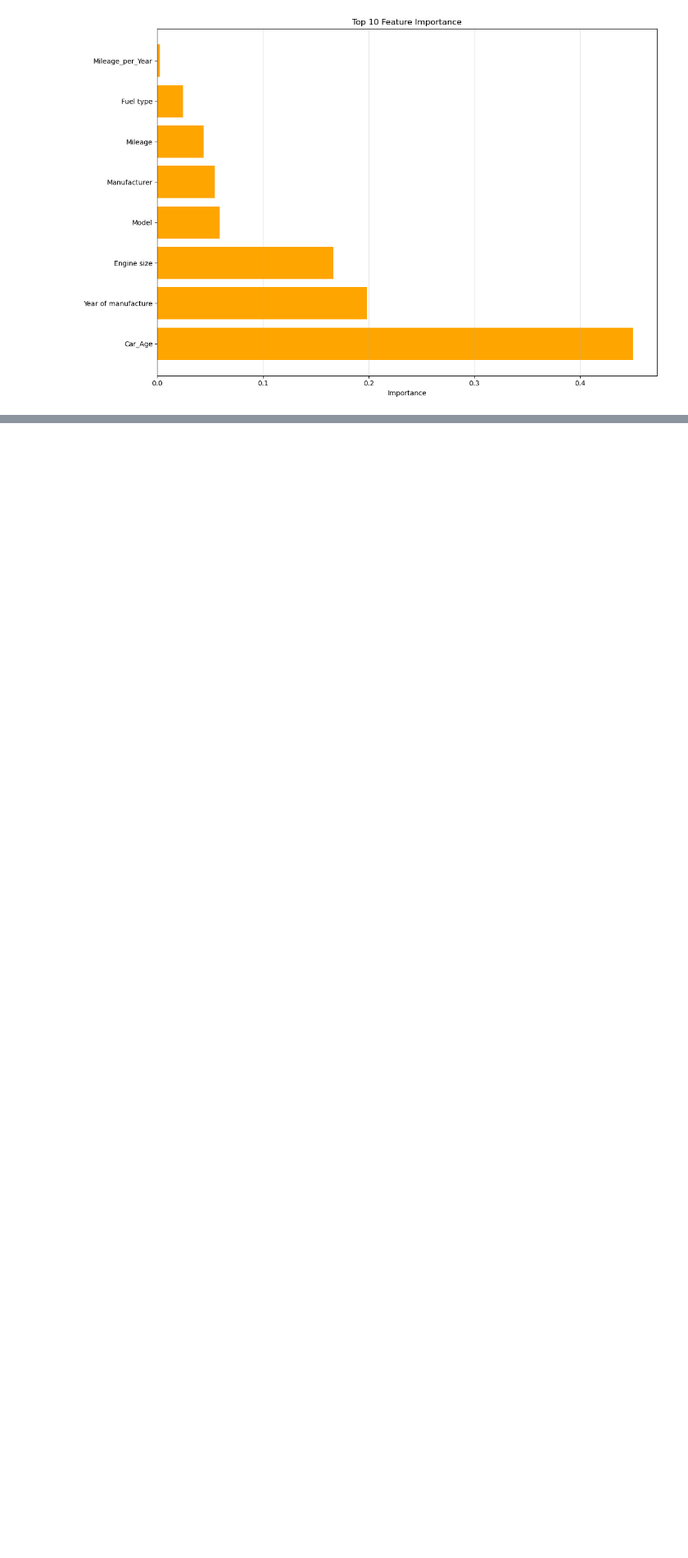
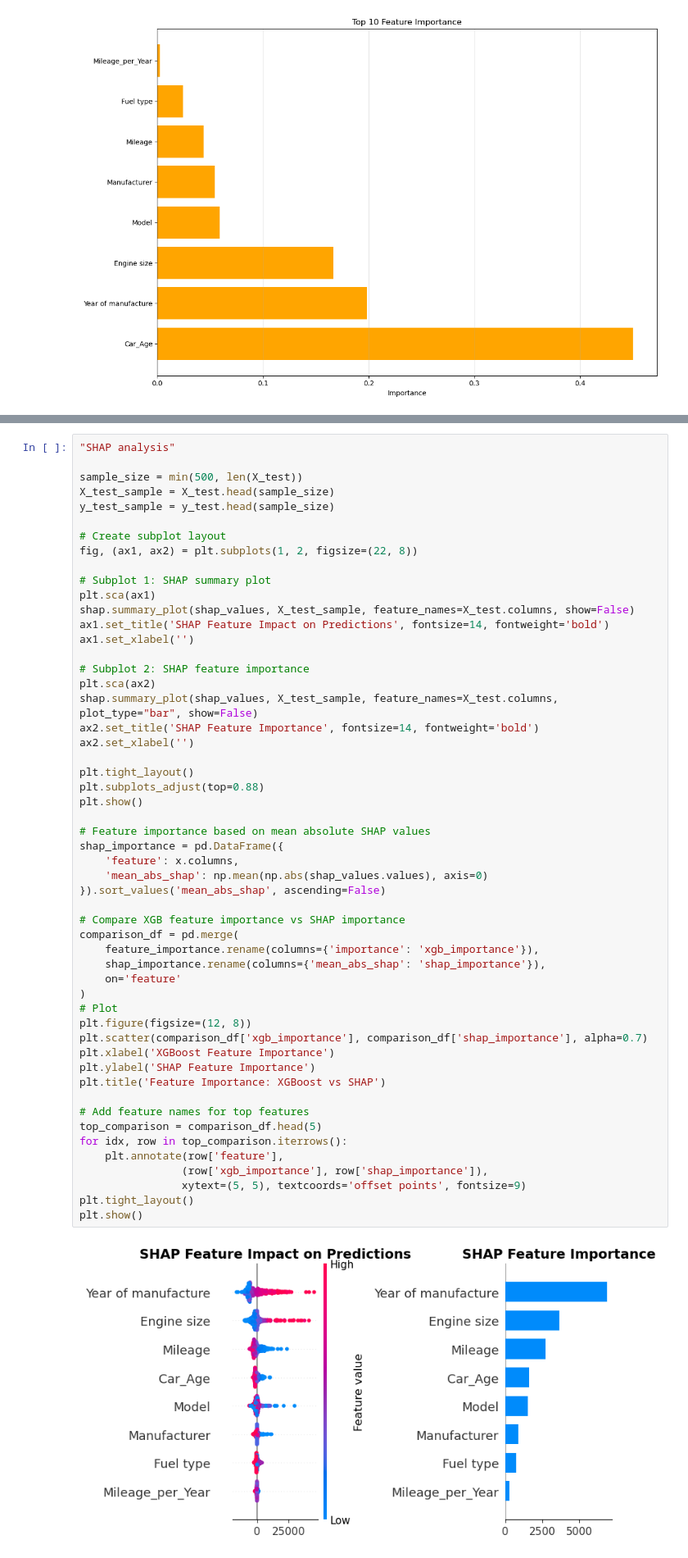
Before and after one commit to ajenee1/Car-price-prediction, a Jupyter notebook: XGB.ipynb, the cells around one changed output, grey strips where cells are left out. Shown: that part at 82% size. Cells and saved outputs as stored; diff of their text form; blank space fills up the shorter version.

Commit message:
Shap clean-up

```diff
--- a/XGB.ipynb
+++ b/XGB.ipynb
@@ -290,0 +265,55 @@ plt.show()
+# %%
+"SHAP analysis"
+
+sample_size = min(500, len(X_test))
+X_test_sample = X_test.head(sample_size)
+y_test_sample = y_test.head(sample_size)
+
+# Create subplot layout
+fig, (ax1, ax2) = plt.subplots(1, 2, figsize=(22, 8))
+
+# Subplot 1: SHAP summary plot
+plt.sca(ax1)
+shap.summary_plot(shap_values, X_test_sample, feature_names=X_test.columns, show=False)
+ax1.set_title('SHAP Feature Impact on Predictions', fontsize=14, fontweight='bold')
+ax1.set_xlabel('')
+
+# Subplot 2: SHAP feature importance
+plt.sca(ax2)
+shap.summary_plot(shap_values, X_test_sample, feature_names=X_test.columns, plot_type="bar", show=False)
+ax2.set_title('SHAP Feature Importance', fontsize=14, fontweight='bold')
+ax2.set_xlabel('')
+
+plt.tight_layout()
+plt.subplots_adjust(top=0.88)
+plt.show()
+
+# Feature importance based on mean absolute SHAP values
+shap_importance = pd.DataFrame({
+    'feature': x.columns,
+    'mean_abs_shap': np.mean(np.abs(shap_values.values), axis=0)
+}).sort_values('mean_abs_shap', ascending=False)
+
+# Compare XGB feature importance vs SHAP importance
+comparison_df = pd.merge(
+    feature_importance.rename(columns={'importance': 'xgb_importance'}),
+    shap_importance.rename(columns={'mean_abs_shap': 'shap_importance'}),
+    on='feature'
+)
+# Plot
+plt.figure(figsize=(12, 8))
+plt.scatter(comparison_df['xgb_importance'], comparison_df['shap_importance'], alpha=0.7)
+plt.xlabel('XGBoost Feature Importance')
+plt.ylabel('SHAP Feature Importance')
+plt.title('Feature Importance: XGBoost vs SHAP')
+
+# Add feature names for top features
+top_comparison = comparison_df.head(5)
+for idx, row in top_comparison.iterrows():
+    plt.annotate(row['feature'],
+                (row['xgb_importance'], row['shap_importance']),
+                xytext=(5, 5), textcoords='offset points', fontsize=9)
+plt.tight_layout()
+plt.show()
+# %% [output]
+[figure, added]
```
Also changed, not shown: parts of 3 cells of this notebook.
